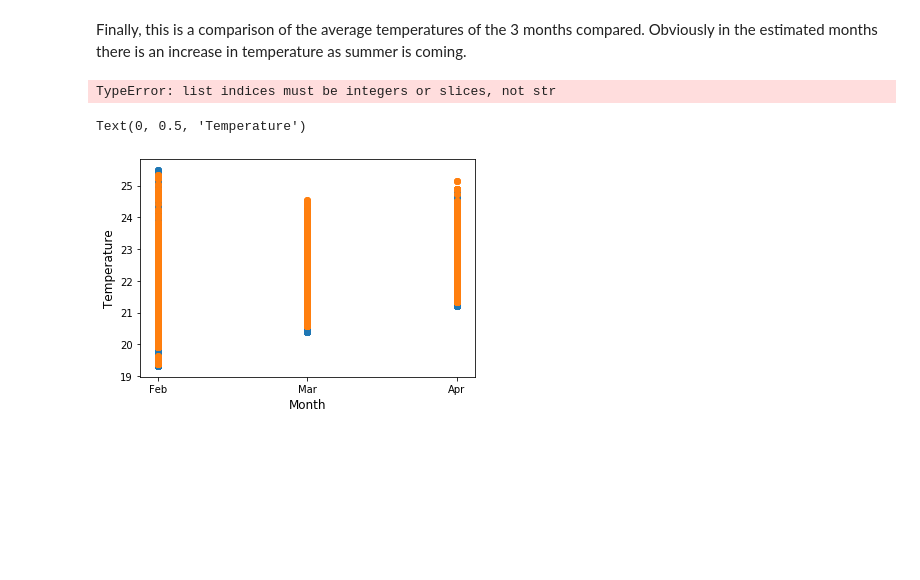
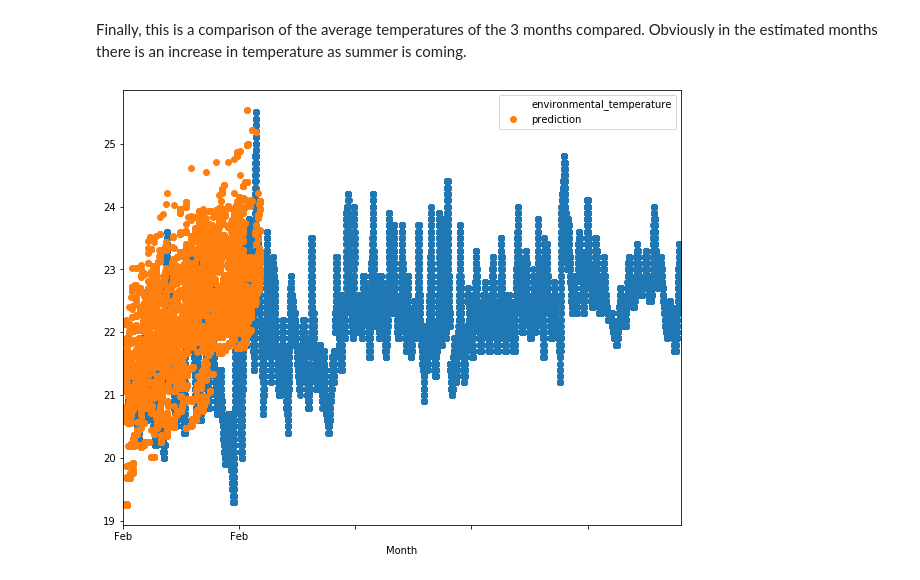
Before and after one commit to IvanComp/EDA-EnterpriseDataAnalytics-project, a Jupyter notebook: Jupyter Notebooks/5 - Data Visualization.ipynb, the cells around one changed output. Cells and saved outputs as stored; diff of their text form; code cells hidden in the pictures; blank space fills up the shorter version.

Commit message:
Update the final graph in Data Visualization notebook

```diff
--- a/Jupyter Notebooks/5 - Data Visualization.ipynb
+++ b/Jupyter Notebooks/5 - Data Visualization.ipynb
@@ -74,25 +75,13 @@ df.to_csv("../Ivan Compagnucci/EDA-EnterpriseDataAnalytics-project/Data/Predicti
 # %% [markdown]
 
 Finally, this is a comparison of the average temperatures of the 3 months compared. Obviously in the estimated months there is an increase in temperature as summer is coming.
-# %%
-import numpy
-import calendar
-from time import strptime
-df = pd.read_csv("../Ivan Compagnucci/EDA-EnterpriseDataAnalytics-project/Data/Prediction data/environmental.csv")
-df['srtDate'] = pd.to_datetime(df.srtDate, dayfirst=True, utc=True)
-df['Month'] = df['srtDate'].dt.month.apply(lambda x: calendar.month_abbr[x])
-df.to_csv("../Ivan Compagnucci/EDA-EnterpriseDataAnalytics-project/Data/Prediction data/environmentalSRT.csv")
-
-df2 = pd.read_csv("../Ivan Compagnucci/EDA-EnterpriseDataAnalytics-project/Data/Prediction data/environmentalPrediction.csv")
-df2['Month'] = df2['Month'].apply(lambda x: calendar.month_abbr[x])
-df2.to_csv("../Ivan Compagnucci/EDA-EnterpriseDataAnalytics-project/Data/Prediction data/environmentalPrediction.csv")
-# %% [output]
-TypeError: list indices must be integers or slices, not str
-# %%
-plt.scatter(x=df['Month'], y=df['environmental_temperature'], label='Environmental temperatures knowed')
-plt.scatter(x=df2['Month'], y=df2['prediction'], label='Environmental temperatures predicted')
-plt.xlabel('Month', size=12)
-plt.ylabel('Temperature', size=12)
-# %% [output]
-Text(0, 0.5, 'Temperature')
-[figure, removed]
+# %%
+import numpy
+df = pd.read_csv("../Ivan Compagnucci/EDA-EnterpriseDataAnalytics-project/Data/Prediction data/environmentalSRT.csv")
+df2 = pd.read_csv("../Ivan Compagnucci/EDA-EnterpriseDataAnalytics-project/Data/Prediction data/environmentalPrediction.csv")
+
+ax = df.plot(x='Month', y='environmental_temperature', style='o',figsize=(10,8))
+df2.plot(ax=ax, x='Month',  y='prediction', style='o',figsize=(10,8))
+plt.show()
+# %% [output]
+[figure, added]
```
Also changed, not shown: parts of 1 cell of this notebook, 1 other file.
